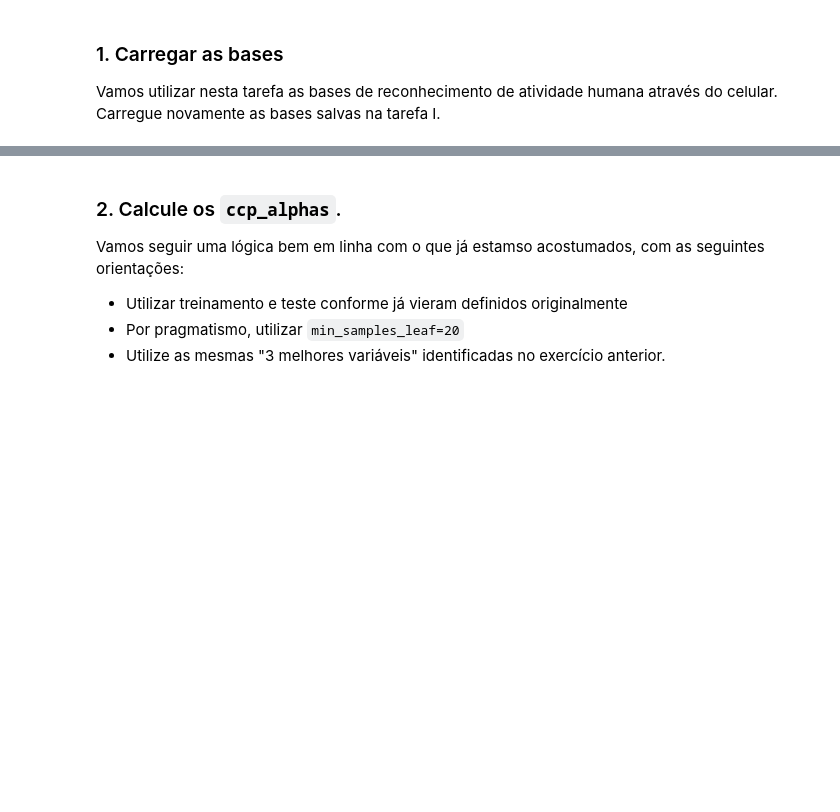
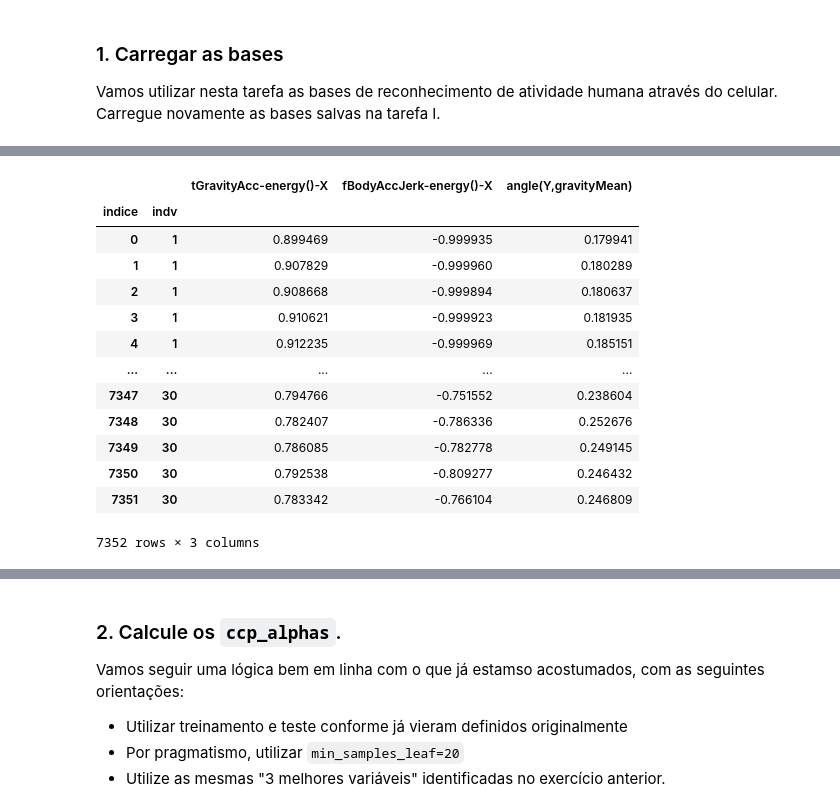
Before and after one commit to marceloaires7/EBAC-Aulas, a Jupyter notebook: Modulo17/Exercício_Cientista_de_dados_Módulo17/Exercício 3/mod17_Arvores_II-Tarefa_3.ipynb, the cells around one changed output, grey strips where cells are left out. Saved outputs shown, nothing was run; the diff lists cells and outputs as text; code cells hidden in the pictures; blank space fills up the shorter version.

```diff
--- a/Modulo17/Exercício_Cientista_de_dados_Módulo17/Exercício 3/mod17_Arvores_II-Tarefa_3.ipynb
+++ b/Modulo17/Exercício_Cientista_de_dados_Módulo17/Exercício 3/mod17_Arvores_II-Tarefa_3.ipynb
@@ -17,0 +31,20 @@ from sklearn.model_selection import GridSearchCV
+# %%
+# Lendo CSV de X_train.
+
+X_train = pd.read_csv("./output/X_train.csv", index_col=['indice', 'indv'], usecols=['indice', 'indv', 'tGravityAcc-energy()-X', 'fBodyAccJerk-energy()-X', 'angle(Y,gravityMean)'])
+X_train
+# %% [output]
+|  |  | tGravityAcc-energy()-X | fBodyAccJerk-energy()-X | angle(Y,gravityMean) |
+| indice | indv |  |  |  |
+| 0 | 1 | 0.899469 | -0.999935 | 0.179941 |
+| 1 | 1 | 0.907829 | -0.999960 | 0.180289 |
+| 2 | 1 | 0.908668 | -0.999894 | 0.180637 |
+| 3 | 1 | 0.910621 | -0.999923 | 0.181935 |
+| 4 | 1 | 0.912235 | -0.999969 | 0.185151 |
+| ... | ... | ... | ... | ... |
+| 7347 | 30 | 0.794766 | -0.751552 | 0.238604 |
+| 7348 | 30 | 0.782407 | -0.786336 | 0.252676 |
+| 7349 | 30 | 0.786085 | -0.782778 | 0.249145 |
+| 7350 | 30 | 0.792538 | -0.809277 | 0.246432 |
+| 7351 | 30 | 0.783342 | -0.766104 | 0.246809 |
+7352 rows × 3 columns
```
Also changed, not shown: parts of 22 cells of this notebook, 4 other files.
